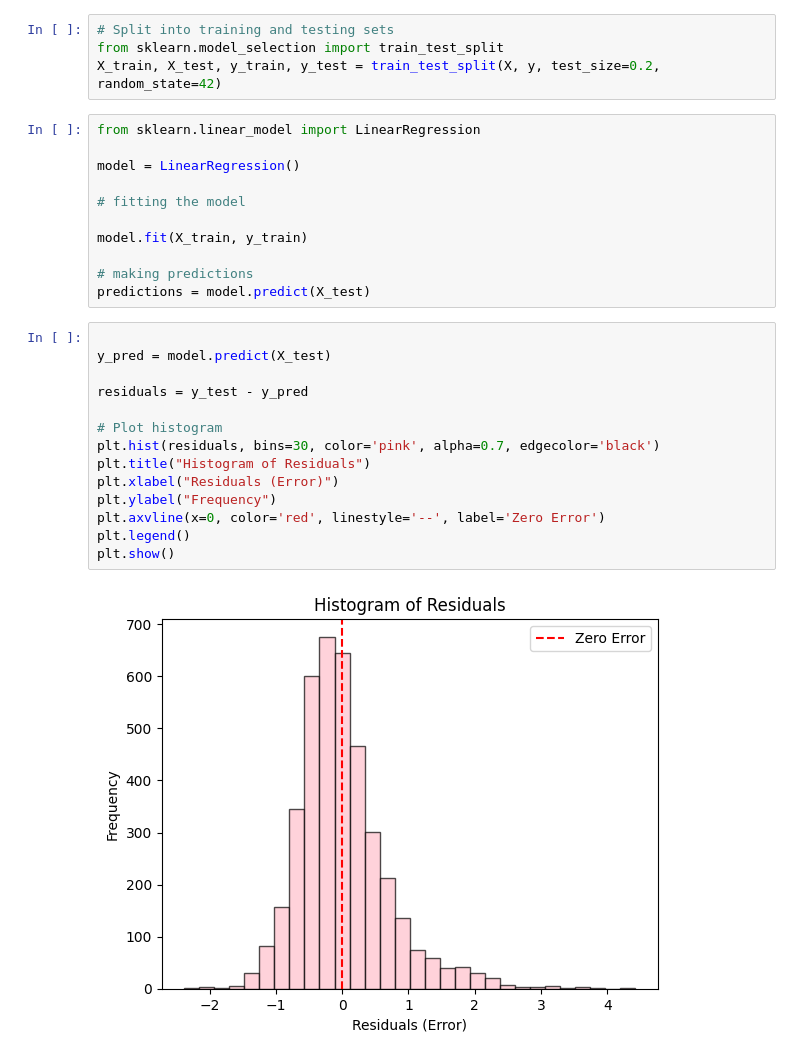
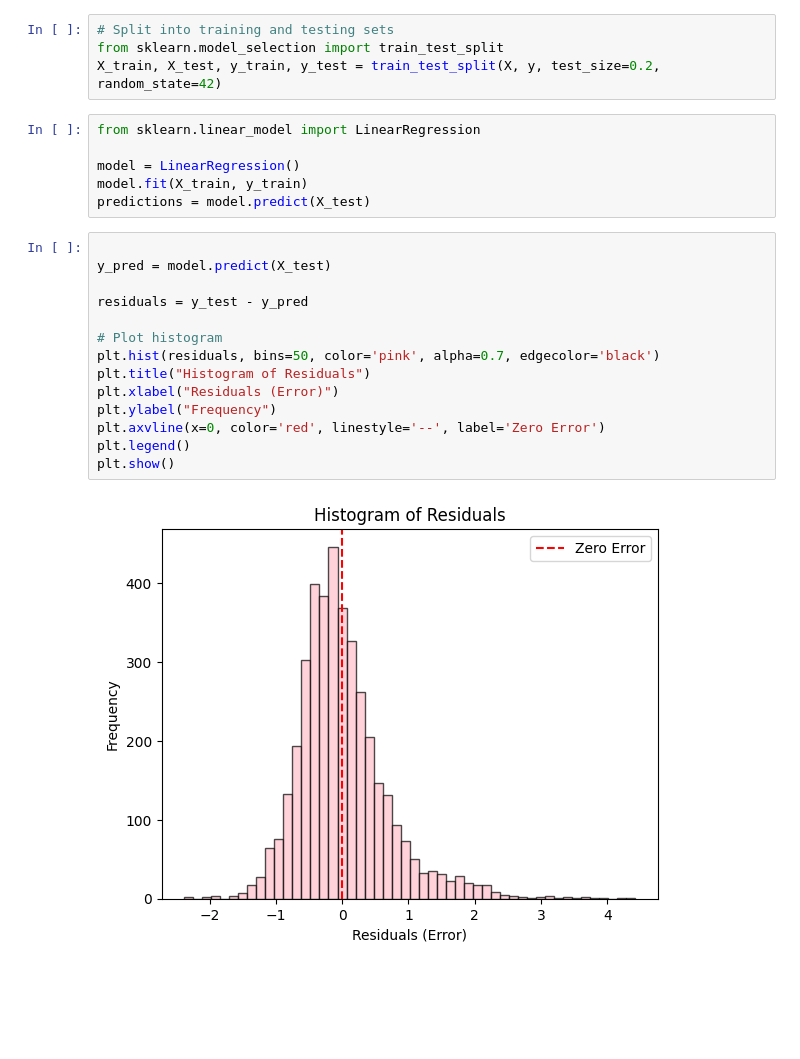
Before and after one commit to maxim-mat/DS-training, a Jupyter notebook: פרק 2 - מודל ראשון/first_model.ipynb, the cells around one changed output. Drawn from its saved outputs; the diff is of its cells as text; blank space fills up the shorter version.

Commit message:
train models

```diff
--- a/פרק 2 - מודל ראשון/first_model.ipynb
+++ b/פרק 2 - מודל ראשון/first_model.ipynb
@@ -215,26 +215,21 @@ X_train, X_test, y_train, y_test = train_test_split(X, y, test_size=0.2, random_
 from sklearn.linear_model import LinearRegression
 
 model = LinearRegression()
-
-# fitting the model
-
 model.fit(X_train, y_train)
-
-# making predictions
 predictions = model.predict(X_test)
 # %%
 
 y_pred = model.predict(X_test)
 
 residuals = y_test - y_pred
 
 # Plot histogram
-plt.hist(residuals, bins=30, color='pink', alpha=0.7, edgecolor='black')
+plt.hist(residuals, bins=50, color='pink', alpha=0.7, edgecolor='black')
 plt.title("Histogram of Residuals")
 plt.xlabel("Residuals (Error)")
 plt.ylabel("Frequency")
 plt.axvline(x=0, color='red', linestyle='--', label='Zero Error')
 plt.legend()
 plt.show()
 # %% [output]
-[figure, old version]
+[figure, new version]
```
Also changed, not shown: parts of 10 cells of this notebook.
